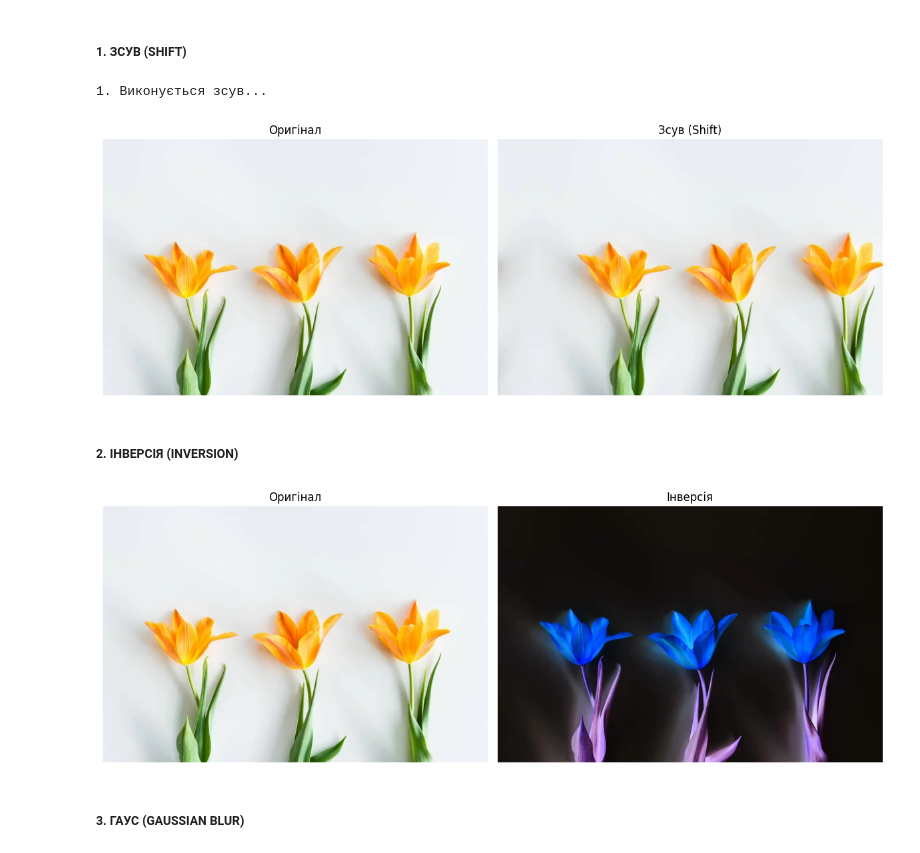
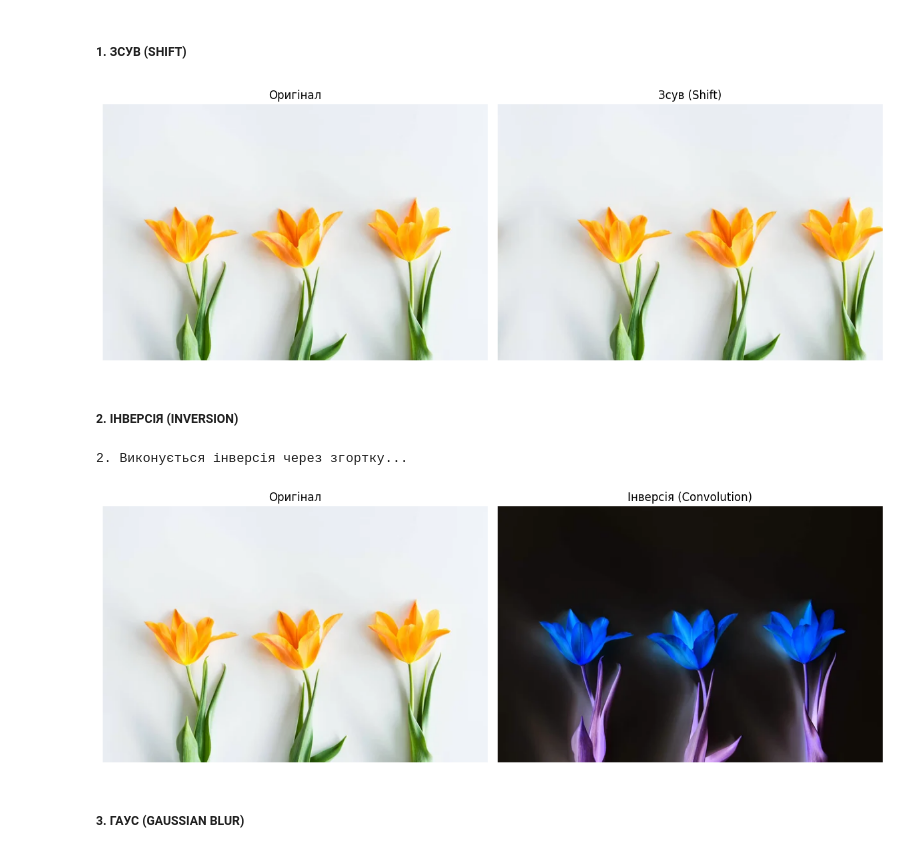
Before and after one commit to alinalinamala-collab/Computer-vision, a Jupyter notebook: results/lab 2.ipynb, the cells around one changed output. Saved outputs shown, nothing was run; the diff lists cells and outputs as text; code cells hidden in the pictures.

```diff
--- a/results/lab 2.ipynb
+++ b/results/lab 2.ipynb
@@ -6,7 +6,7 @@ import os
 # %% [markdown]
 ### 1. ТЕХНІЧНА ЧАСТИНА (МАТЕМАТИКА І ВІЗУАЛІЗАЦІЯ)
 # %%
-def apply_filter(image, kernel):
+def apply_filter(image, kernel, bias=0):
     """Математична функція згортки"""
     image_h, image_w = image.shape[:2]
     kernel_h, kernel_w = kernel.shape[:2]
@@ -27,6 +27,8 @@ def apply_filter(image, kernel):
             region = padded[ky:ky + image_h, kx:kx + image_w]
             output += region * val
 
+    output += bias  # Додаємо зсув до всього зображення
+
     return np.clip(output, 0, 255).astype(np.uint8)
 # %%
 def show_compare(orig, filtered, title_text):
@@ -84,16 +86,19 @@ res_shift = apply_filter(original_img, kernel_shift)
 cv2.imwrite(f'{output_folder}/1_Shift.jpg', res_shift) # Зберігаємо
 show_compare(original_img, res_shift, "Зсув (Shift)")
 # %% [output]
-1. Виконується зсув...
 [figure]
 # %% [markdown]
 ##### 2. ІНВЕРСІЯ (INVERSION)
 # %%
-res_inversion = 255 - original_img
+kernel_inversion = np.array([[-1]])
+
+res_inversion = apply_filter(original_img, kernel_inversion, bias=255)
+
 cv2.imwrite(f'{output_folder}/2_Inversion.jpg', res_inversion)
-show_compare(original_img, res_inversion, "Інверсія")
+show_compare(original_img, res_inversion, "Інверсія (Convolution)")
 # %% [output]
+2. Виконується інверсія через згортку...
-[figure, old version]
+[figure, new version]
 # %% [markdown]
 ##### 3. ГАУС (GAUSSIAN BLUR)
 # %%
```
Also changed, not shown: parts of 5 cells of this notebook, 9 other files.
